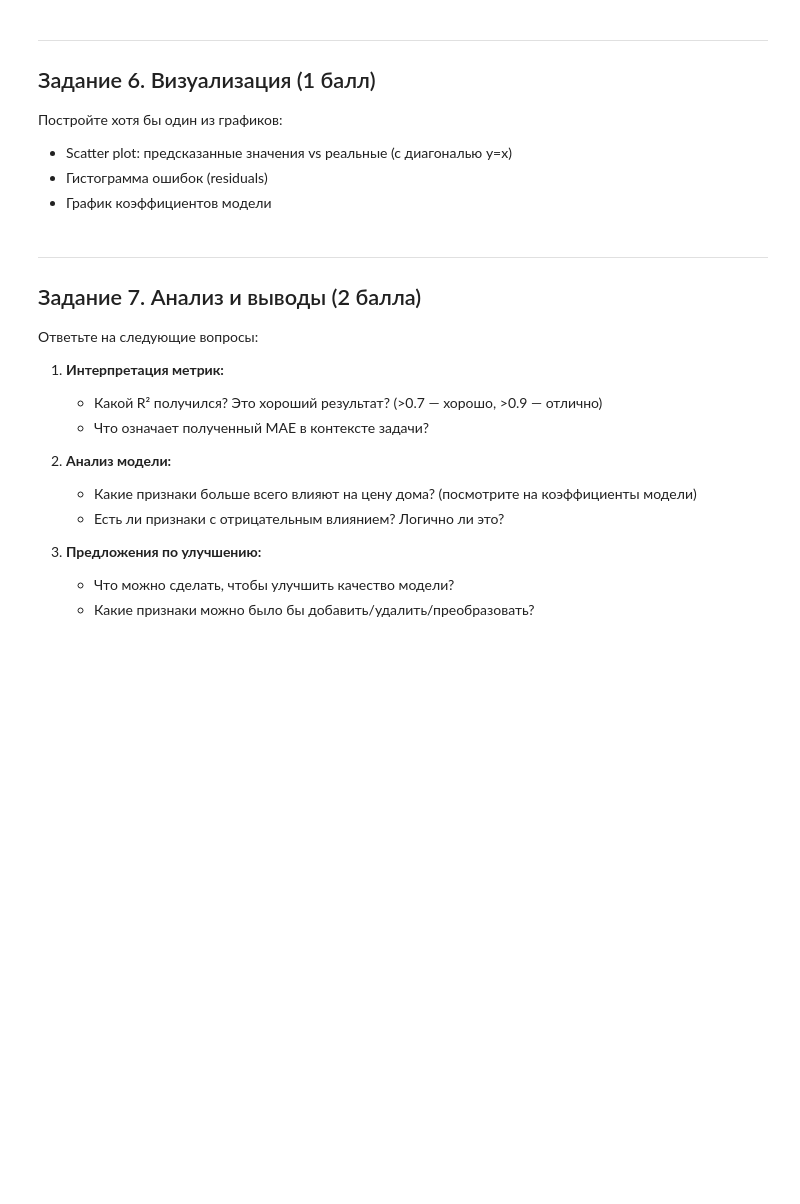
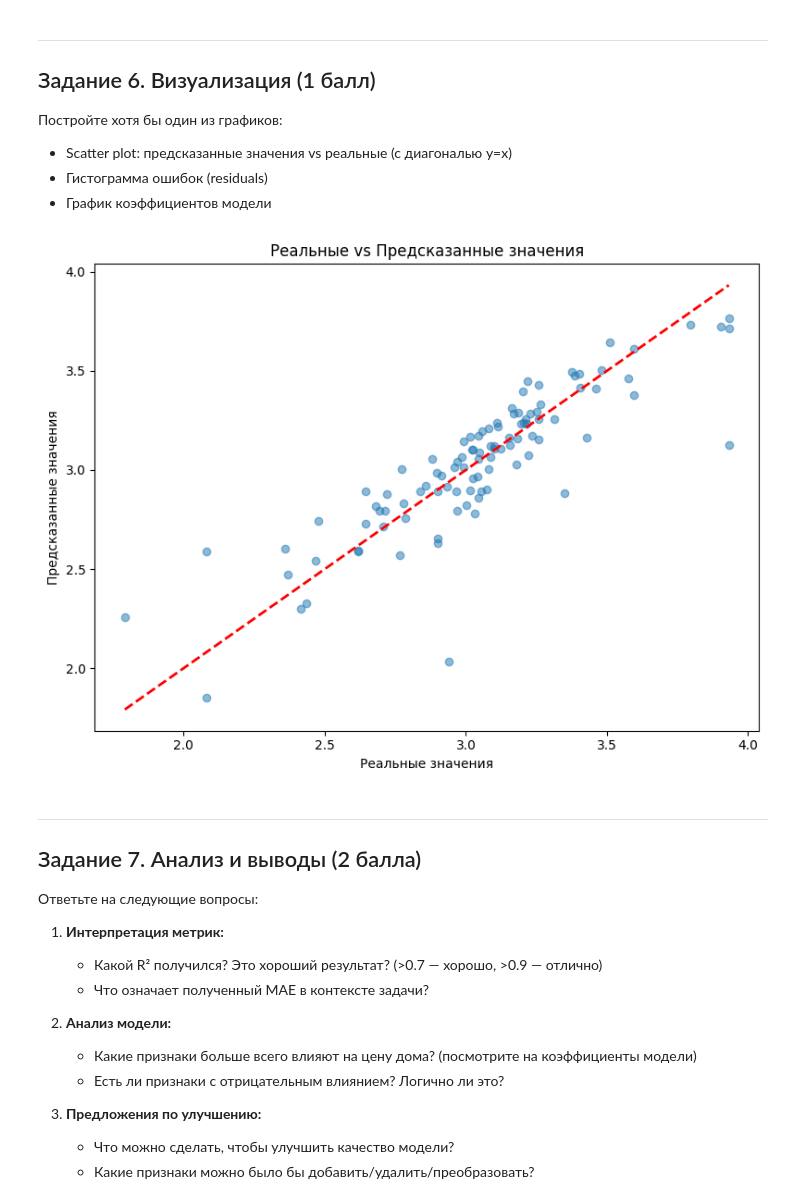
Before and after one commit to Dara0510/BorisovaDaria, a Jupyter notebook: Д32.ipynb, the cells around one changed output. Saved outputs shown, nothing was run; the diff lists cells and outputs as text; code cells hidden in the pictures; blank space fills up the shorter version.

```diff
--- a/Д32.ipynb
+++ b/Д32.ipynb
@@ -76,3 +139,9 @@ url = "https://raw.githubusercontent.com/lyubovchubarova/MLHSELyceum2026/refs/he
+# %%
+df['crim'] = np.log1p(df['crim'])
+df['zn'] = np.log1p(df['zn'])
+df['black'] = np.log1p(df['black'])
+df['medv'] = np.log1p(df['medv'])
+df['rm'] = np.log1p(df['rm'])
 # %% [markdown]
 ---
 ## Задание 3. Определение целевой переменной (1 балл)
@@ -115,0 +203,21 @@ url = "https://raw.githubusercontent.com/lyubovchubarova/MLHSELyceum2026/refs/he
+# %%
+
+from sklearn.linear_model import LinearRegression
+from sklearn.metrics import mean_absolute_error, mean_squared_error, r2_score
+
+
+model = LinearRegression()
+model.fit(X_train, y_train)
+
+y_pred = model.predict(X_test)
+
+
+mae = mean_absolute_error(y_test, y_pred)
+mse = mean_squared_error(y_test, y_pred)
+rmse = np.sqrt(mse)
+r2 = r2_score(y_test, y_pred)
+
+print(f"MAE: {mae:.2f}")
+print(f"MSE: {mse:.2f}")
+print(f"RMSE: {rmse:.2f}")
+print(f"R²: {r2:.3f}")
@@ -126,3 +237,15 @@ url = "https://raw.githubusercontent.com/lyubovchubarova/MLHSELyceum2026/refs/he
+# %%
+
+plt.figure(figsize=(8, 6))
+plt.scatter(y_test, y_pred, alpha=0.5)
+plt.plot([y_test.min(), y_test.max()], [y_test.min(), y_test.max()], 'r--', lw=2)
+plt.xlabel('Реальные значения')
+plt.ylabel('Предсказанные значения')
+plt.title('Реальные vs Предсказанные значения')
+plt.tight_layout()
+plt.show()
+# %% [output]
+[figure, added]
 # %% [markdown]
 ---
 ## Задание 7. Анализ и выводы (2 балла)
```
Also changed, not shown: parts of 18 cells of this notebook.
